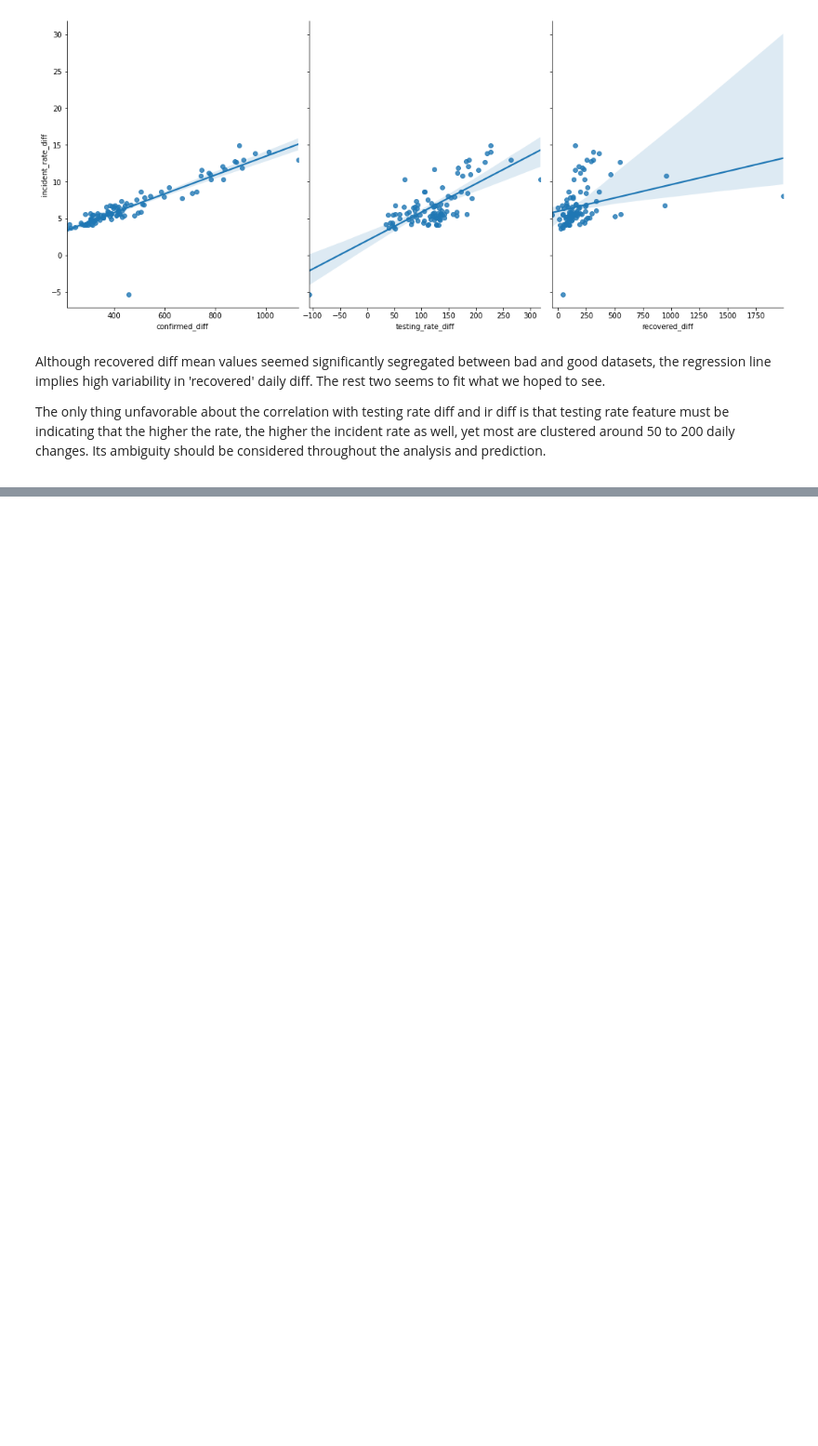
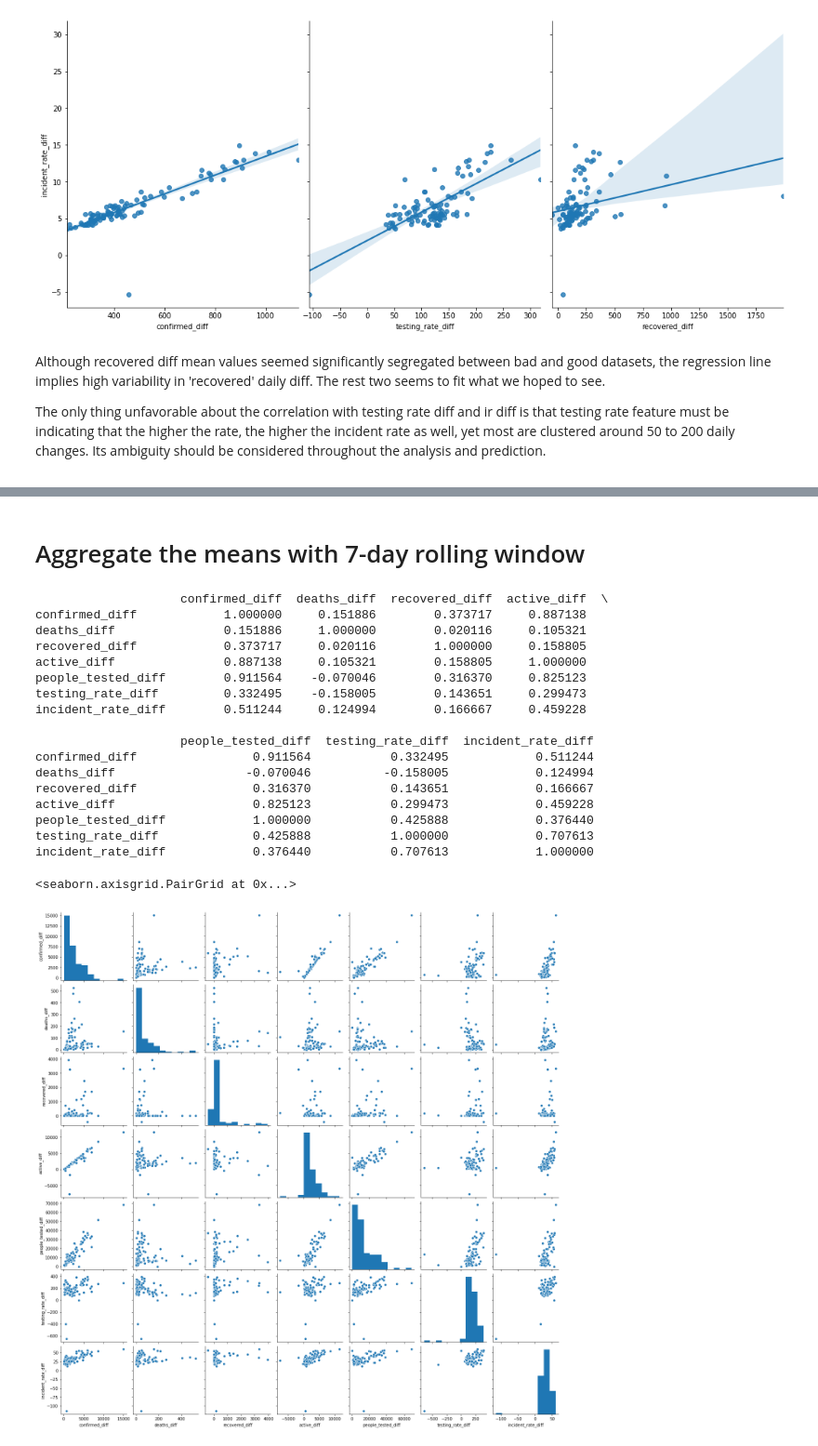
Before and after one commit to jungsNN/covid19-forecast, a Jupyter notebook: rough_draft3.ipynb, the cells around one changed output, grey strips where cells are left out. Shown at 93% size. Cells and saved outputs as stored; diff of their text form; code cells hidden in the pictures; blank space fills up the shorter version.

```diff
--- a/rough_draft3.ipynb
+++ b/rough_draft3.ipynb
@@ -752,0 +1143,2 @@ sns.pairplot(good_mean, x_vars=['confirmed_diff',
+# %% [markdown]
+# Aggregate the means with 7-day rolling window
@@ -752,0 +1157,24 @@ sns.pairplot(good_mean, x_vars=['confirmed_diff',
+# %%
+bad_mean_filled = bad_mean.fillna(0)
+print(bad_mean.corr())
+sns.pairplot(bad_mean)
+# %% [output]
+                    confirmed_diff  deaths_diff  recovered_diff  active_diff  \
+confirmed_diff            1.000000     0.151886        0.373717     0.887138
+deaths_diff               0.151886     1.000000        0.020116     0.105321
+recovered_diff            0.373717     0.020116        1.000000     0.158805
+active_diff               0.887138     0.105321        0.158805     1.000000
+people_tested_diff        0.911564    -0.070046        0.316370     0.825123
+testing_rate_diff         0.332495    -0.158005        0.143651     0.299473
+incident_rate_diff        0.511244     0.124994        0.166667     0.459228
+
+                    people_tested_diff  testing_rate_diff  incident_rate_diff
+confirmed_diff                0.911564           0.332495            0.511244
+deaths_diff                  -0.070046          -0.158005            0.124994
+recovered_diff                0.316370           0.143651            0.166667
+active_diff                   0.825123           0.299473            0.459228
+people_tested_diff            1.000000           0.425888            0.376440
+testing_rate_diff             0.425888           1.000000            0.707613
+incident_rate_diff            0.376440           0.707613            1.000000
+<seaborn.axisgrid.PairGrid at 0x...>
+[figure, added]
```
Also changed, not shown: parts of 31 cells of this notebook.
